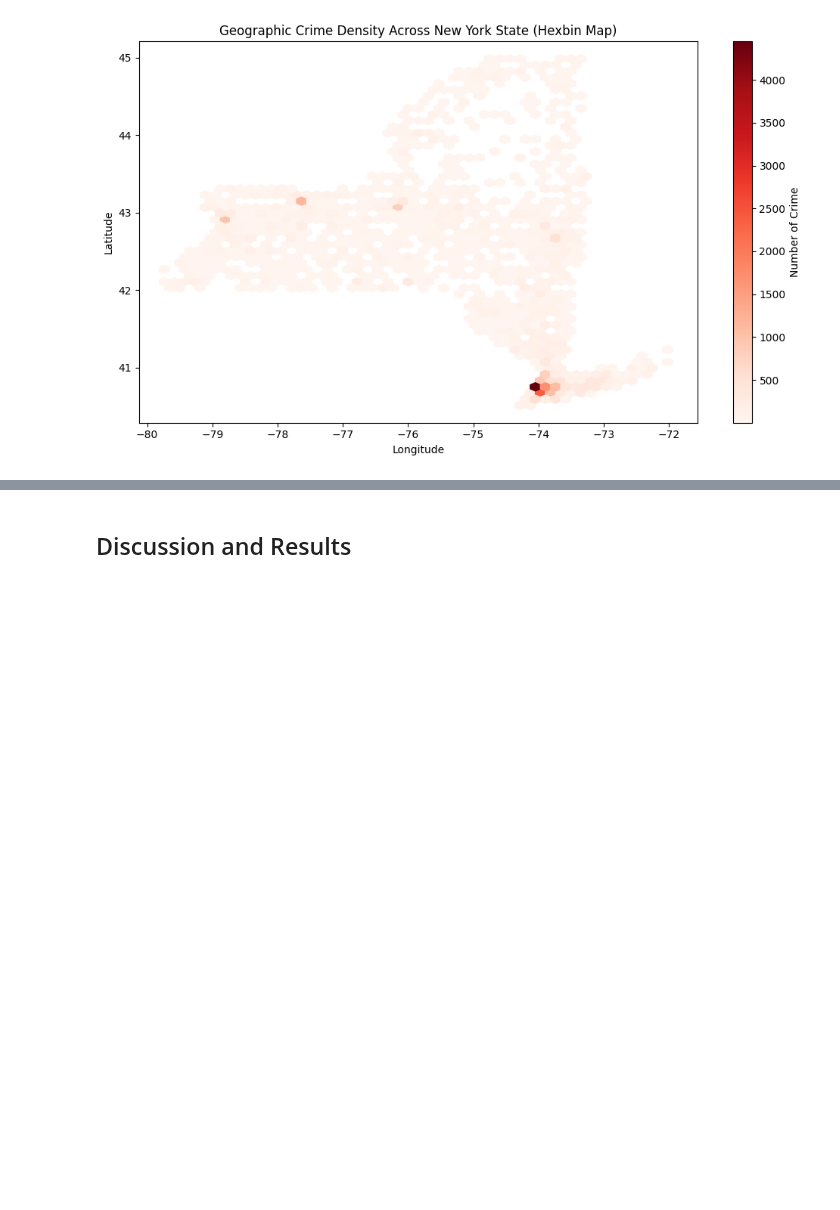
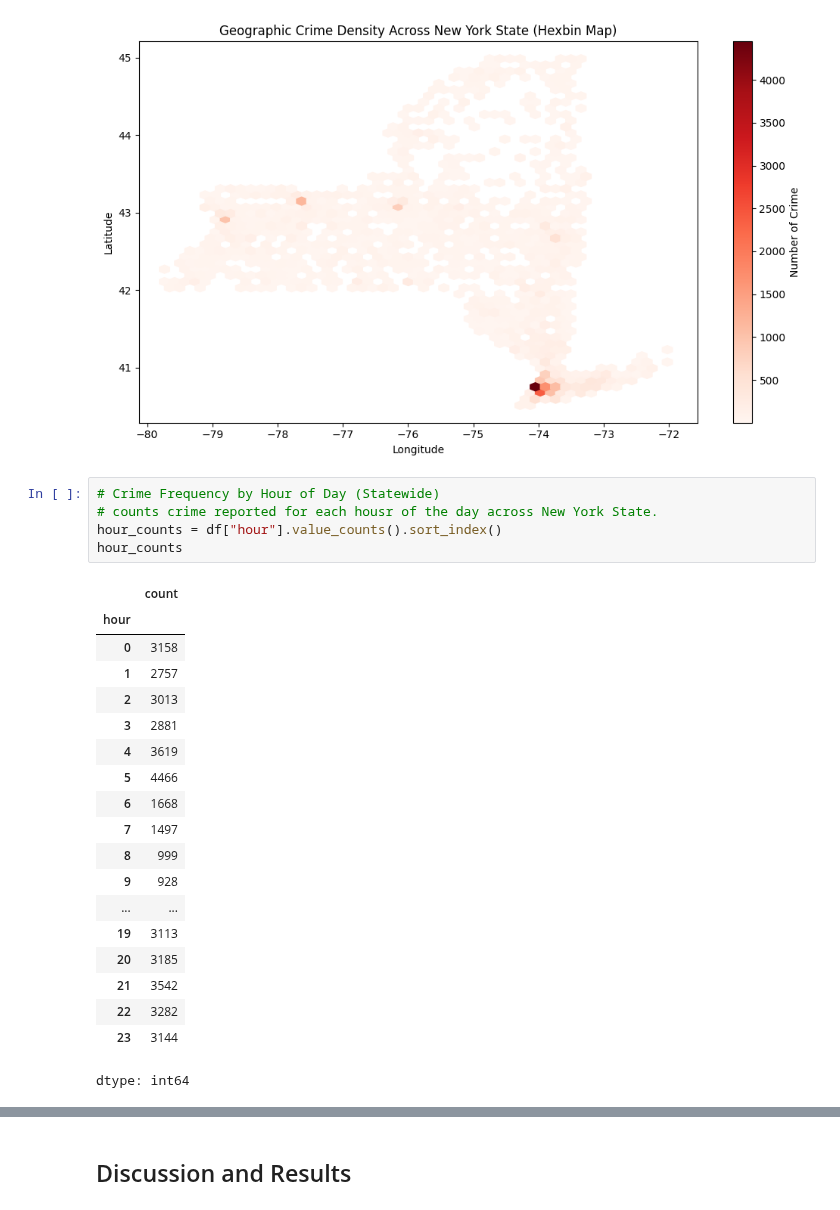
Before and after one commit to Ashliz1/NYC-Crime-Data---Group-10-, a Jupyter notebook: term_project_starter.ipynb, the cells around one changed output, grey strips where cells are left out. Drawn from its saved outputs; the diff is of its cells as text; blank space fills up the shorter version.

```diff
--- a/term_project_starter.ipynb
+++ b/term_project_starter.ipynb
@@ -340,3 +340,28 @@ plt.tight_layout()
 plt.show()
 # %% [output]
 [figure]
+# %%
+# Crime Frequency by Hour of Day (Statewide)
+# counts crime reported for each housr of the day across New York State.
+hour_counts = df["hour"].value_counts().sort_index()
+hour_counts
+# %% [output]
+|  | count |
+| hour |  |
+| 0 | 3158 |
+| 1 | 2757 |
+| 2 | 3013 |
+| 3 | 2881 |
+| 4 | 3619 |
+| 5 | 4466 |
+| 6 | 1668 |
+| 7 | 1497 |
+| 8 | 999 |
+| 9 | 928 |
+| ... | ... |
+| 19 | 3113 |
+| 20 | 3185 |
+| 21 | 3542 |
+| 22 | 3282 |
+| 23 | 3144 |
+dtype: int64
```
Also changed, not shown: parts of 1 cell of this notebook.
